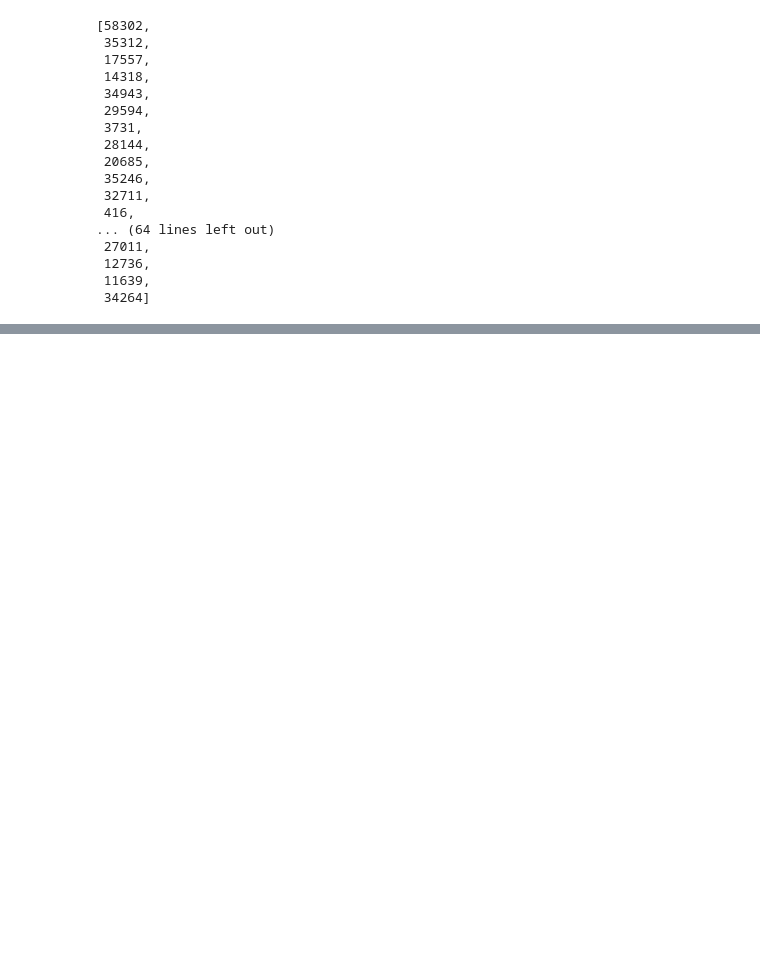
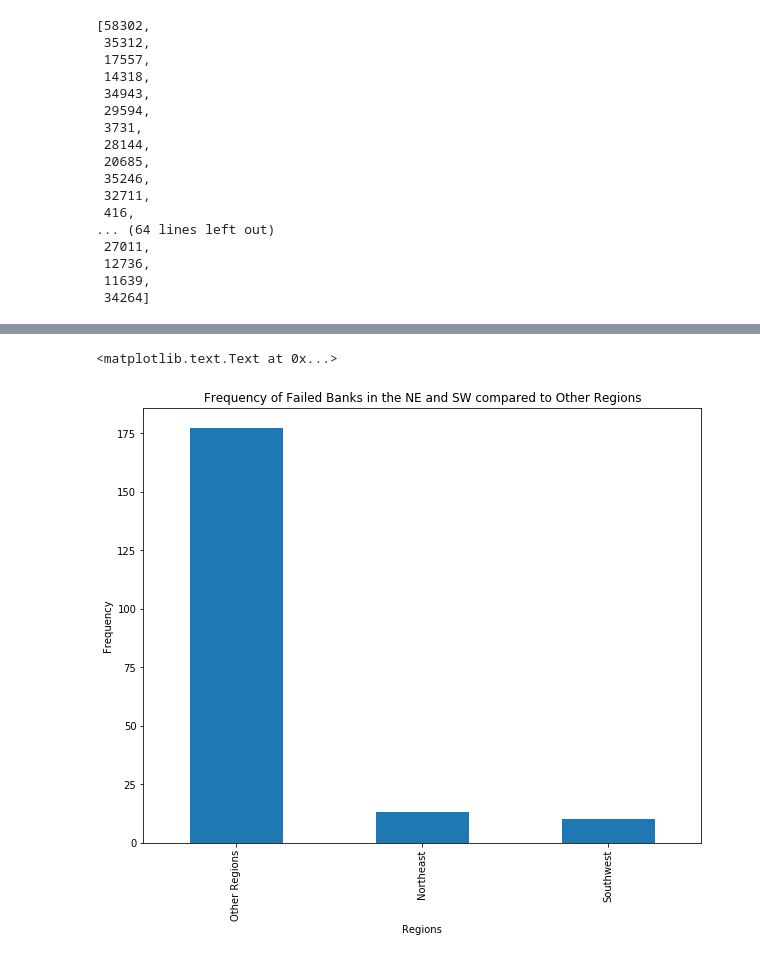
Before and after one commit to Jzbonner/Python-for-Data-Science, a Jupyter notebook: JupyterNotebook/Python, DataFrames and Libraries Workbook.ipynb, the cells around one changed output, grey strips where cells are left out. Cells and saved outputs as stored; diff of their text form; code cells hidden in the pictures; blank space fills up the shorter version.

```diff
--- a/JupyterNotebook/Python, DataFrames and Libraries Workbook.ipynb
+++ b/JupyterNotebook/Python, DataFrames and Libraries Workbook.ipynb
@@ -177,0 +191,36 @@ bn_index['CERT'].tolist()
+# %%
+import pandas as pd
+import matplotlib.pyplot as plt
+%matplotlib inline
+
+data = pd.read_csv('Finance.csv')
+data.fillna('')
+
+north_east = ['PA', 'MD', 'DE', 'NJ', 'RI', 'CT', 'MA', 'NH', 'ME', 'VT', 'NY']
+south_west = ['AZ', 'NM', 'NV', 'UT']
+
+def is_in_region(state):
+    if state in north_east:
+        return 'Northeast'
+    elif state in south_west:
+        return 'Southwest'
+    else:
+        return 'Other Regions'
+
+data['ST'][:200].apply(is_in_region)
+
+# importing the derived data into a new column
+data['region'] = data['ST'].apply(is_in_region)
+
+# To ensure that you accurately selected multiple columns of your data frame.
+data[['ST', 'region']][0:10]
+
+# plotting an analysis of the information in a bar graph
+data['region'][:200].value_counts().plot(kind='bar', figsize=(10,8))
+
+plt.title('Frequency of Failed Banks in the NE and SW compared to Other Regions')
+plt.ylabel('Frequency')
+plt.xlabel('Regions')
+# %% [output]
+<matplotlib.text.Text at 0x...>
+[figure, added]
```
Also changed, not shown: parts of 1 cell of this notebook, 1 other file.
